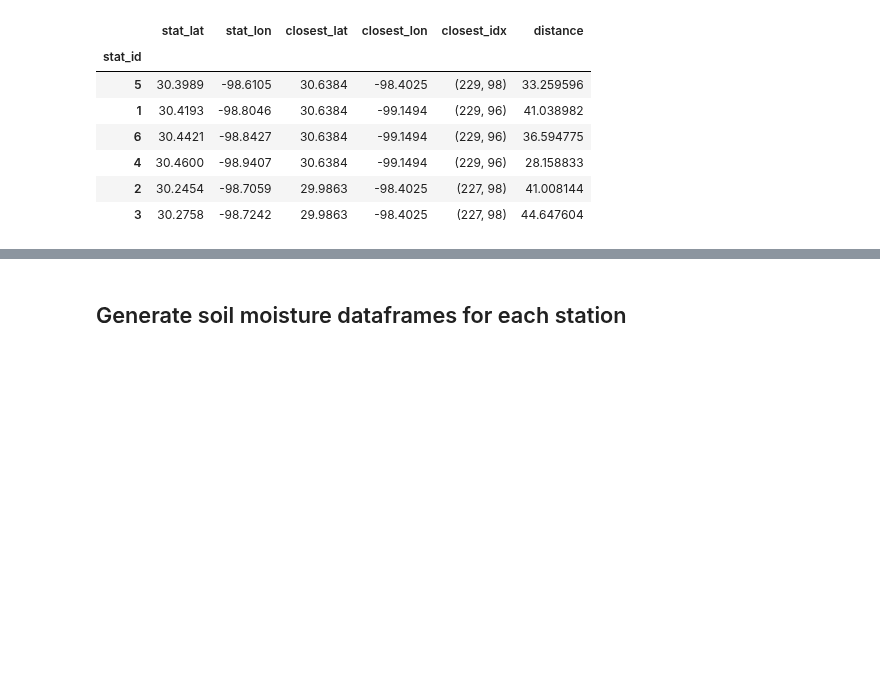
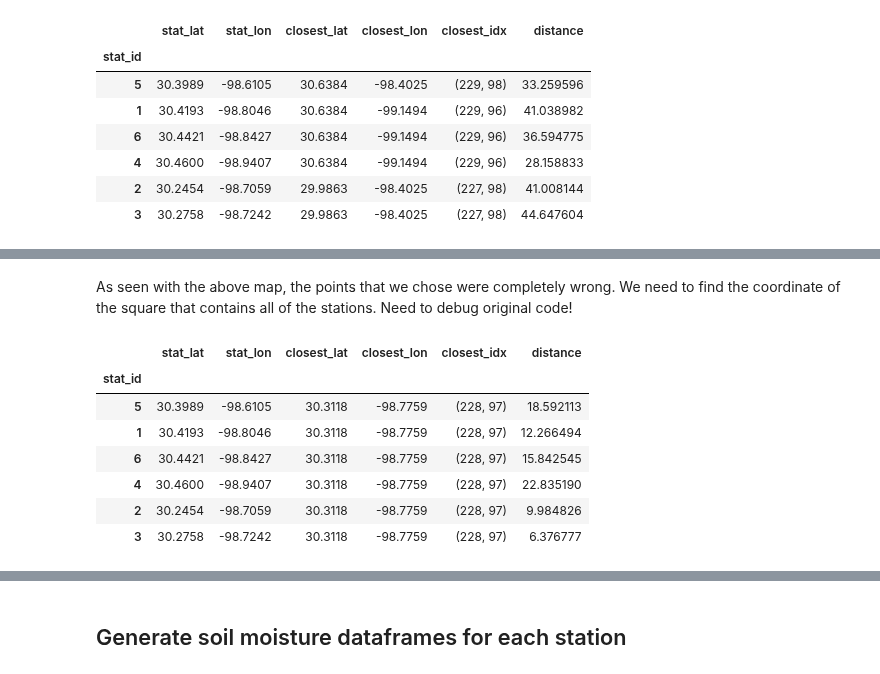
Before and after one commit to kiat/tx-soil-moisture, a Jupyter notebook: satellite/Satellite_Dataset_Generation.ipynb, the cells around one changed output, grey strips where cells are left out. Saved outputs shown, nothing was run; the diff lists cells and outputs as text; code cells hidden in the pictures; blank space fills up the shorter version.

```diff
--- a/satellite/Satellite_Dataset_Generation.ipynb
+++ b/satellite/Satellite_Dataset_Generation.ipynb
@@ -149,0 +220,2 @@ stat_df
+# %% [markdown]
+As seen with the above map, the points that we chose were completely wrong. We need to find the coordinate of the square that contains all of the stations. Need to debug original code!
@@ -149,0 +245,12 @@ stat_df
+# %%
+new_stat_df = make_stat_dist_df(new_closest_coords)
+new_stat_df
+# %% [output]
+|  | stat_lat | stat_lon | closest_lat | closest_lon | closest_idx | distance |
+| stat_id |  |  |  |  |  |  |
+| 5 | 30.3989 | -98.6105 | 30.3118 | -98.7759 | (228, 97) | 18.592113 |
+| 1 | 30.4193 | -98.8046 | 30.3118 | -98.7759 | (228, 97) | 12.266494 |
+| 6 | 30.4421 | -98.8427 | 30.3118 | -98.7759 | (228, 97) | 15.842545 |
+| 4 | 30.4600 | -98.9407 | 30.3118 | -98.7759 | (228, 97) | 22.835190 |
+| 2 | 30.2454 | -98.7059 | 30.3118 | -98.7759 | (228, 97) | 9.984826 |
+| 3 | 30.2758 | -98.7242 | 30.3118 | -98.7759 | (228, 97) | 6.376777 |
```
Also changed, not shown: parts of 12 cells of this notebook, 6 other files.
